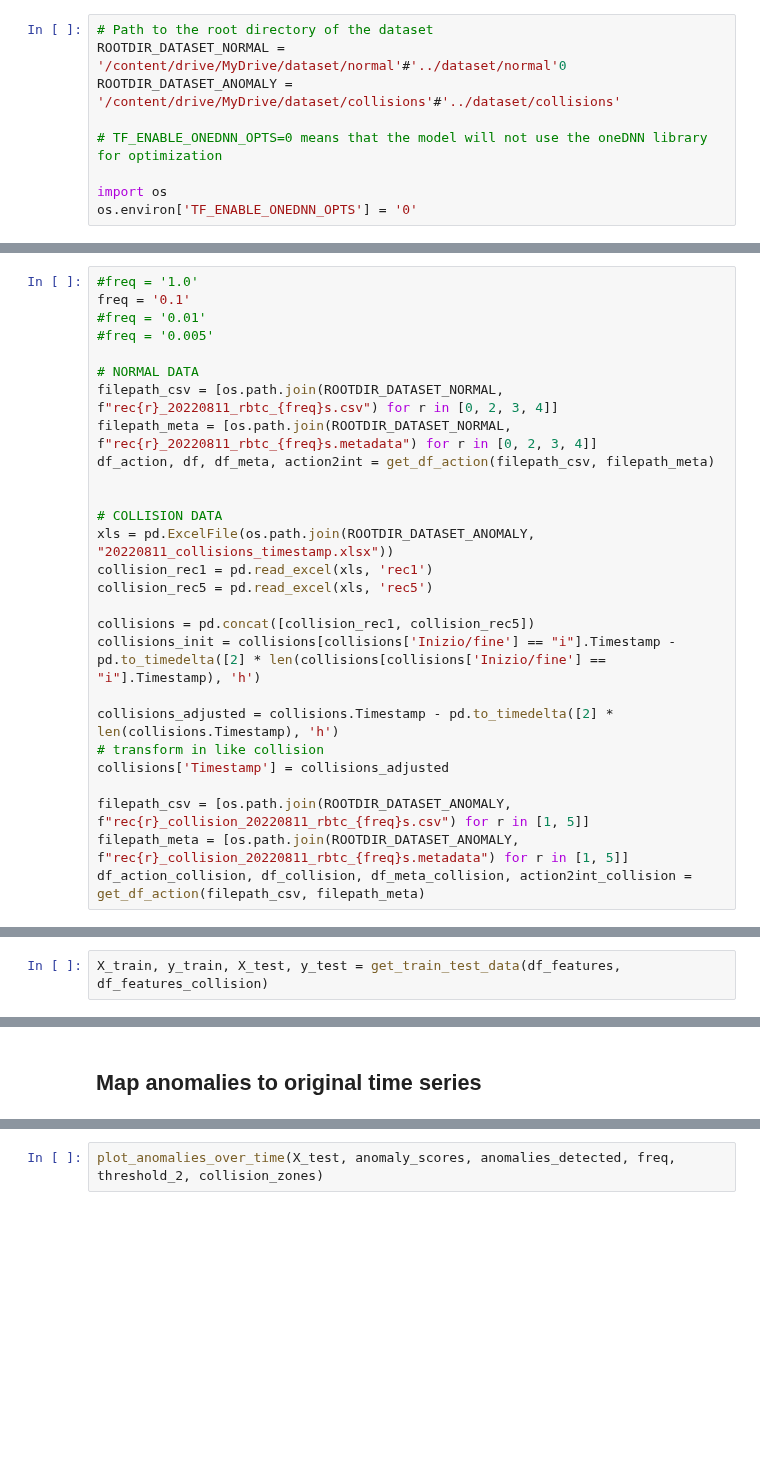
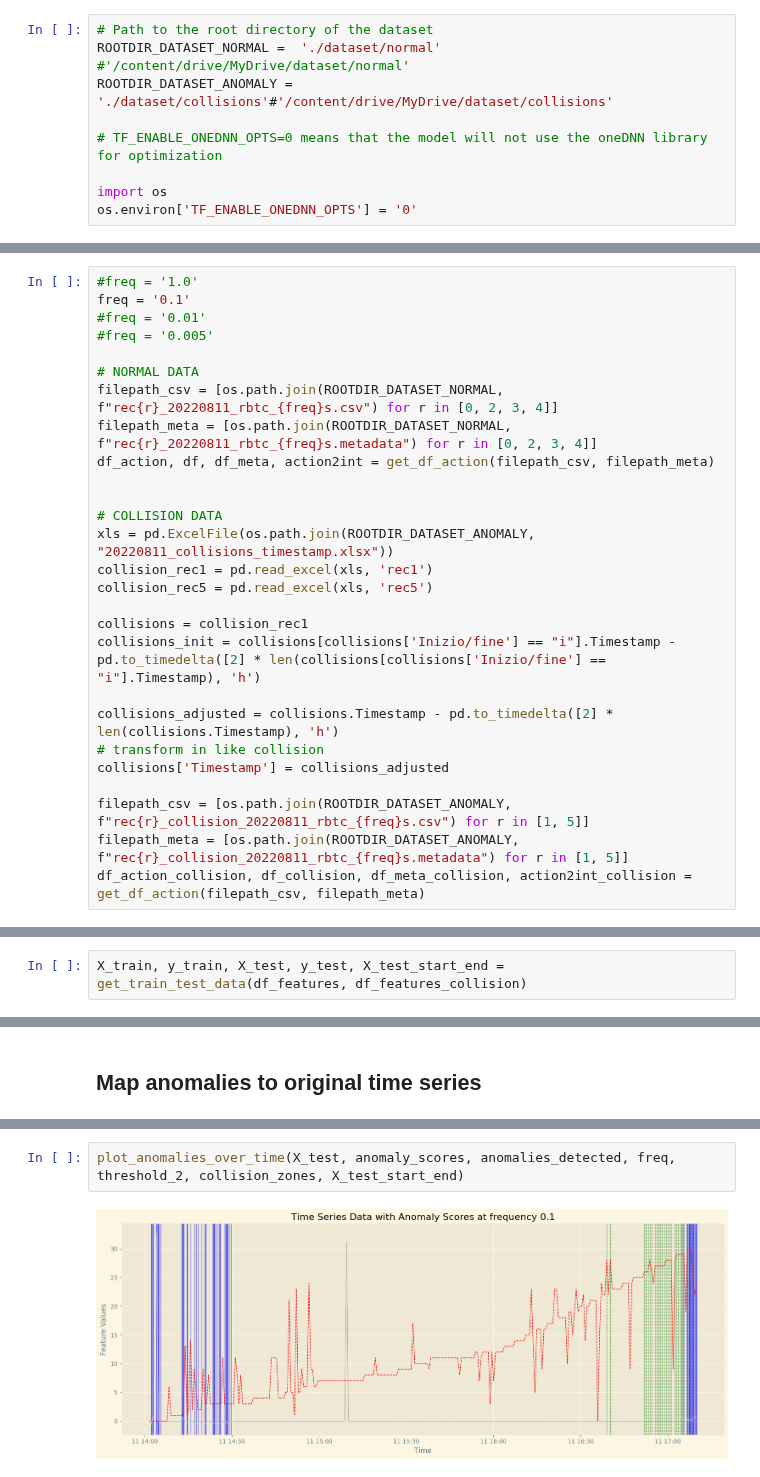
Before and after one commit to Anatr1/timeseries-anomaly-detection, a Jupyter notebook: test_rf.ipynb, the cells around one changed output, grey strips where cells are left out. Saved outputs shown, nothing was run; the diff lists cells and outputs as text; blank space fills up the shorter version.

Commit message:
Random forest with collision 1 and grafico con bande ground_truth

```diff
--- a/test_rf.ipynb
+++ b/test_rf.ipynb
@@ -72,7 +59,7 @@ Drive already mounted at /content/drive; to attempt to forcibly remount, call dr
 # %%
 # Path to the root directory of the dataset
-ROOTDIR_DATASET_NORMAL =  '/content/drive/MyDrive/dataset/normal'#'../dataset/normal'0
-ROOTDIR_DATASET_ANOMALY = '/content/drive/MyDrive/dataset/collisions'#'../dataset/collisions'
+ROOTDIR_DATASET_NORMAL =  './dataset/normal' #'/content/drive/MyDrive/dataset/normal'
+ROOTDIR_DATASET_ANOMALY = './dataset/collisions'#'/content/drive/MyDrive/dataset/collisions'
 
 # TF_ENABLE_ONEDNN_OPTS=0 means that the model will not use the oneDNN library for optimization
 
@@ -102,7 +89,7 @@ xls = pd.ExcelFile(os.path.join(ROOTDIR_DATASET_ANOMALY, "20220811_collisions_ti
 collision_rec1 = pd.read_excel(xls, 'rec1')
 collision_rec5 = pd.read_excel(xls, 'rec5')
 
-collisions = pd.concat([collision_rec1, collision_rec5])
+collisions = collision_rec1
 collisions_init = collisions[collisions['Inizio/fine'] == "i"].Timestamp - pd.to_timedelta([2] * len(collisions[collisions['Inizio/fine'] == "i"].Timestamp), 'h')
 
 collisions_adjusted = collisions.Timestamp - pd.to_timedelta([2] * len(collisions.Timestamp), 'h')
@@ -149,2 +136,2 @@ Computing features done.
 # %%
-X_train, y_train, X_test, y_test = get_train_test_data(df_features, df_features_collision)
+X_train, y_train, X_test, y_test, X_test_start_end = get_train_test_data(df_features, df_features_collision)
@@ -230,2 +311,4 @@ threshold_2
 # %%
-plot_anomalies_over_time(X_test, anomaly_scores, anomalies_detected, freq, threshold_2, collision_zones)
+plot_anomalies_over_time(X_test, anomaly_scores, anomalies_detected, freq, threshold_2, collision_zones, X_test_start_end)
+# %% [output]
+[figure, added]
```
Also changed, not shown: parts of 16 cells of this notebook, 2 other files.
